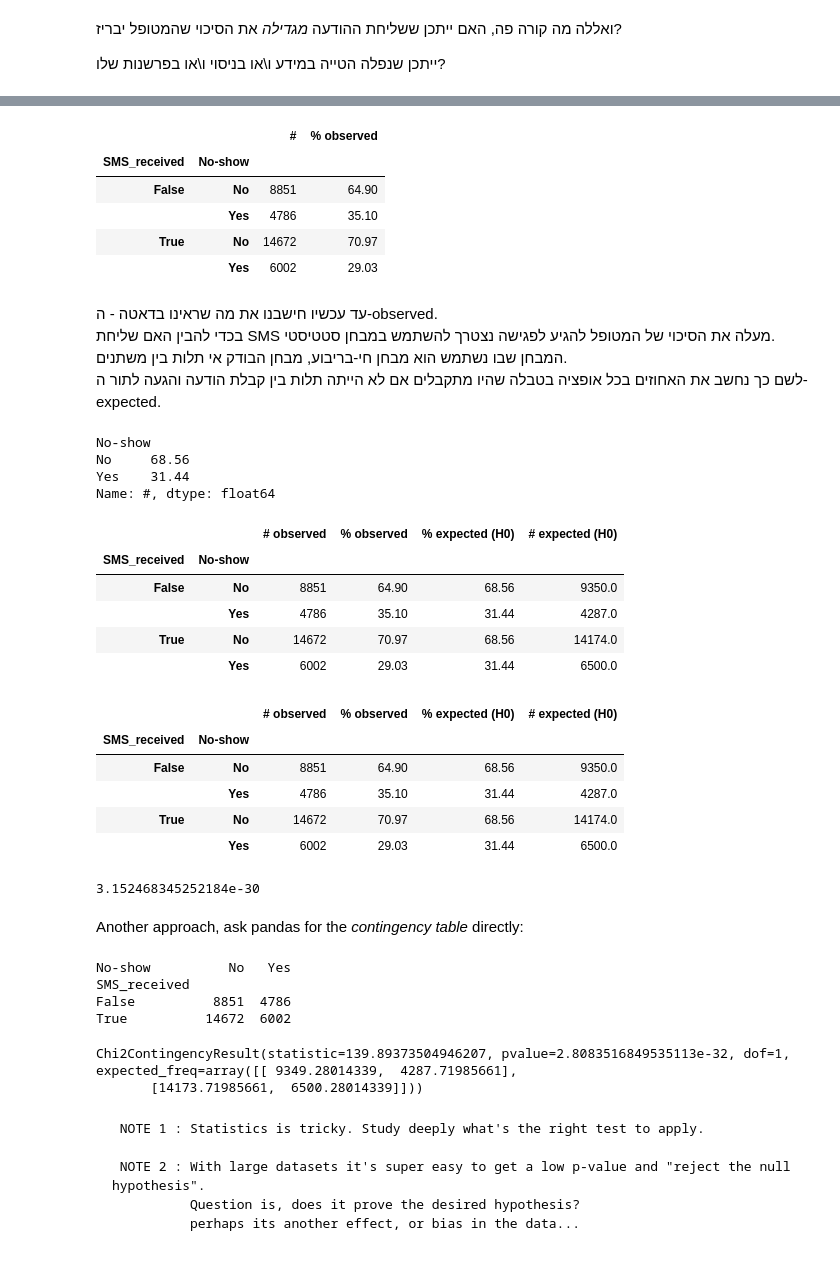
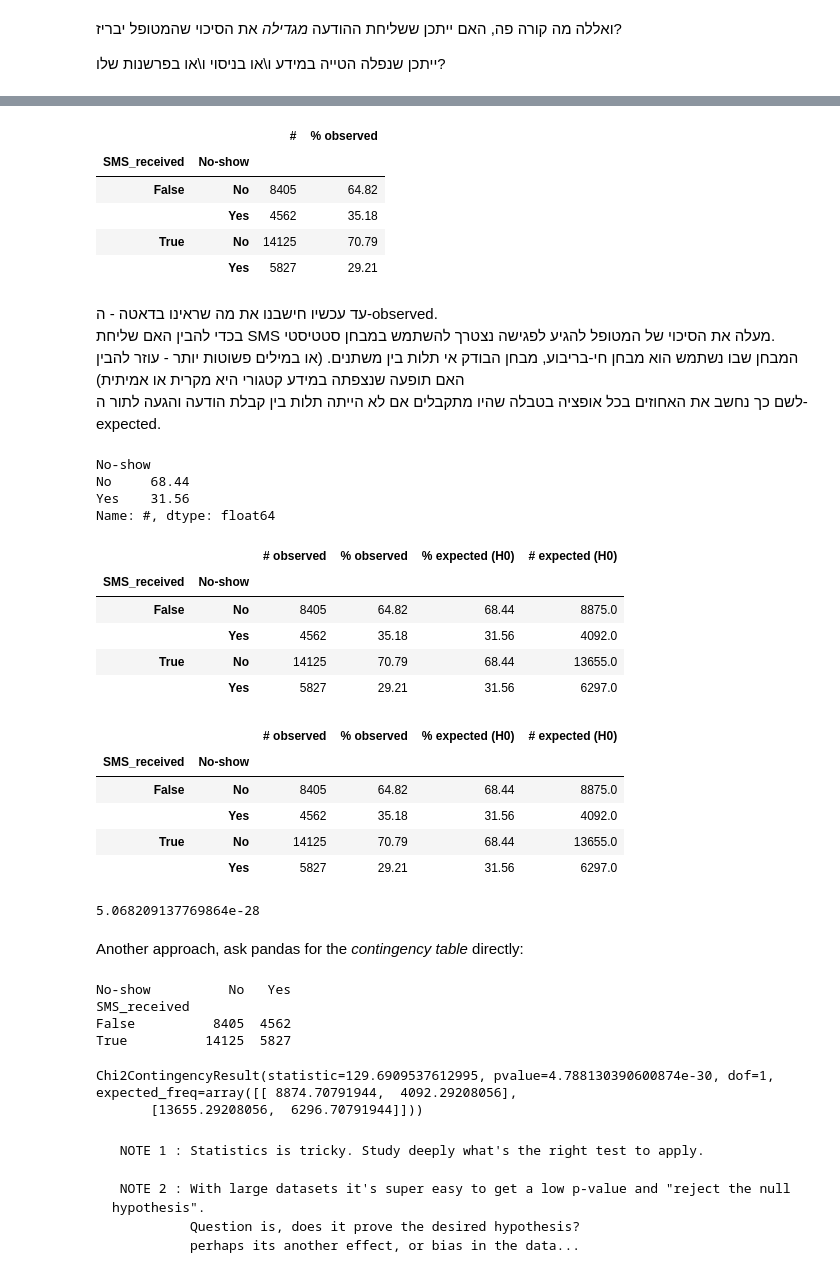
Before and after one commit to ronmoneta-tau/Intro_DS, a Jupyter notebook: TA2/Tutorial2.ipynb, the cells around one changed output, grey strips where cells are left out. Cells and saved outputs as stored; diff of their text form; code cells hidden in the pictures.

````diff
--- a/TA2/Tutorial2.ipynb
+++ b/TA2/Tutorial2.ipynb
@@ -175,9 +250,9 @@ memory usage: 10.2+ MB
 # %%
 dataset['PatientId'] = dataset['PatientId'].apply(int)
 # NOTE apply() accepts a callable (function pointer) to be applied at each cell
-dataset['Gender'] = dataset['Gender'].astype('category')
+dataset['Gender'] = dataset['Gender'].astype('category') #TODO: intresting type! read about it!
 
-bool_fields = ['Scholarship','Hypertension','Diabetes','Alcoholism','Handcap','SMS_received']
+bool_fields = ['Scholarship','Hipertension','Diabetes','Alcoholism','Handcap','SMS_received']
 dataset[bool_fields] = dataset[bool_fields].astype('bool')
 
 time_fields = ['AppointmentDay','ScheduledDay']
@@ -503,9 +697,4 @@ df
 # %%
-# Let's filter out only appointments that were set up long time in advance:
-
-dataset['lead_time'] = dataset.AppointmentDay - dataset.ScheduledDay
-dataset_week_or_more = dataset[dataset['lead_time'] > pd.Timedelta(1, 'W')]
-
 df = pd.DataFrame(
     dataset_week_or_more.groupby(['SMS_received', 'No-show']).size(),
     columns=['#']
@@ -516,52 +705,52 @@ df
 # NOTE: looks better but is it OK to stop here?
 # TODO prove that there was bias in the data previously
 #      (SMS not sent or less sent to short-time appointments)
-# TODO investigate how to clean the bias? is 1 week a good number or we nned less / more?
+# TODO investigate how to clean the bias? is 1 week a good number or we need less / more?
 # %% [output]
 |  |  | # | % observed |
 | SMS_received | No-show |  |  |
-| False | No | 8851 | 64.90 |
-|  | Yes | 4786 | 35.10 |
-| True | No | 14672 | 70.97 |
-|  | Yes | 6002 | 29.03 |
+| False | No | 8405 | 64.82 |
+|  | Yes | 4562 | 35.18 |
+| True | No | 14125 | 70.79 |
+|  | Yes | 5827 | 29.21 |
 # %% [markdown]
 <div dir=rtl>
     עד עכשיו חישבנו את מה שראינו בדאטה - ה-observed. <br />
     בכדי להבין האם שליחת SMS מעלה את הסיכוי של המטופל להגיע לפגישה נצטרך להשתמש במבחן סטטיסטי. <br />
-    המבחן שבו נשתמש הוא מבחן חי-בריבוע, מבחן הבודק אי תלות בין משתנים. <br />
+    המבחן שבו נשתמש הוא מבחן חי-בריבוע, מבחן הבודק אי תלות בין משתנים. (או במילים פשוטות יותר - עוזר להבין האם תופעה שנצפתה במידע קטגורי היא מקרית או אמיתית) <br />
     לשם כך נחשב את האחוזים בכל אופציה בטבלה שהיו מתקבלים אם לא הייתה תלות בין קבלת הודעה והגעה לתור ה- expected.
 </div>
 # %%
 # !! H0: The SMS has no effect on the No-show probability
 # let's calculate the percentages from total (w.o. regard to SMS)
 #
 total_no_show_perc = (100 * df['#'].groupby('No-show').sum() / df['#'].sum()).round(2)
-display(total_no_show_perc)
+print(total_no_show_perc)
 
 df['% expected (H0)'] = pd.concat((total_no_show_perc,)*2).values
 
 # Alternative: use numbers from w.o. SMS as the "expected" for the "with SMS"
 # TODO what's the more correct one?
 # df['% expected (H0)'] = np.concatenate((df.loc[False]['% observed'].values, )*2)
 
 df['# expected (H0)'] = (df['% expected (H0)'] / 100 * df['#'].groupby('SMS_received').sum()).round(0)
 df.rename(columns={'#': '# observed'}, inplace=True)
 df
 # %% [output]
 No-show
-No     68.56
-Yes    31.44
+No     68.44
+Yes    31.56
 Name: #, dtype: float64
 |  |  | # observed | % observed | % expected (H0) | # expected (H0) |
 | SMS_received | No-show |  |  |  |  |
-| False | No | 8851 | 64.90 | 68.56 | 9350.0 |
-|  | Yes | 4786 | 35.10 | 31.44 | 4287.0 |
-| True | No | 14672 | 70.97 | 68.56 | 14174.0 |
-|  | Yes | 6002 | 29.03 | 31.44 | 6500.0 |
+| False | No | 8405 | 64.82 | 68.44 | 8875.0 |
+|  | Yes | 4562 | 35.18 | 31.56 | 4092.0 |
+| True | No | 14125 | 70.79 | 68.44 | 13655.0 |
+|  | Yes | 5827 | 29.21 | 31.56 | 6297.0 |
 # %%
 import scipy
 
-#_df = df[df['SMS_received']==True] # TODO why doesn't it work? NOTE diff index vs. normal column
+# _df = df[df['SMS_received']==True] # TODO why doesn't it work? NOTE diff index vs. normal column
 _df = df.loc[True, :]
 _df = df          # TODO what's right? comparing both/one to expected? gotta set degree of freedom?
 # _df = _df / 15  # TODO rerun with this, how the p-value changes? why
@@ -571,11 +760,11 @@ pv
 # %% [output]
 |  |  | # observed | % observed | % expected (H0) | # expected (H0) |
 | SMS_received | No-show |  |  |  |  |
-| False | No | 8851 | 64.90 | 68.56 | 9350.0 |
-|  | Yes | 4786 | 35.10 | 31.44 | 4287.0 |
-| True | No | 14672 | 70.97 | 68.56 | 14174.0 |
-|  | Yes | 6002 | 29.03 | 31.44 | 6500.0 |
+| False | No | 8405 | 64.82 | 68.44 | 8875.0 |
+|  | Yes | 4562 | 35.18 | 31.56 | 4092.0 |
+| True | No | 14125 | 70.79 | 68.44 | 13655.0 |
+|  | Yes | 5827 | 29.21 | 31.56 | 6297.0 |
-3.152468345252184e-30
+5.068209137769864e-28
 # %% [markdown]
 Another approach, ask pandas for the *contingency table* directly:
 # %%
@@ -588,10 +777,10 @@ scipy.stats.chi2_contingency(contingency_table)
 # %% [output]
 No-show          No   Yes
 SMS_received
-False          8851  4786
-True          14672  6002
+False          8405  4562
+True          14125  5827
-Chi2ContingencyResult(statistic=139.89373504946207, pvalue=2.8083516849535113e-32, dof=1, expected_freq=array([[ 9349.28014339,  4287.71985661],
-       [14173.71985661,  6500.28014339]]))
+Chi2ContingencyResult(statistic=129.6909537612995, pvalue=4.788130390600874e-30, dof=1, expected_freq=array([[ 8874.70791944,  4092.29208056],
+       [13655.29208056,  6296.70791944]]))
 # %% [markdown]
 ```
  NOTE 1 : Statistics is tricky. Study deeply what's the right test to apply.
````
Also changed, not shown: parts of 69 cells of this notebook, 2 other files.
